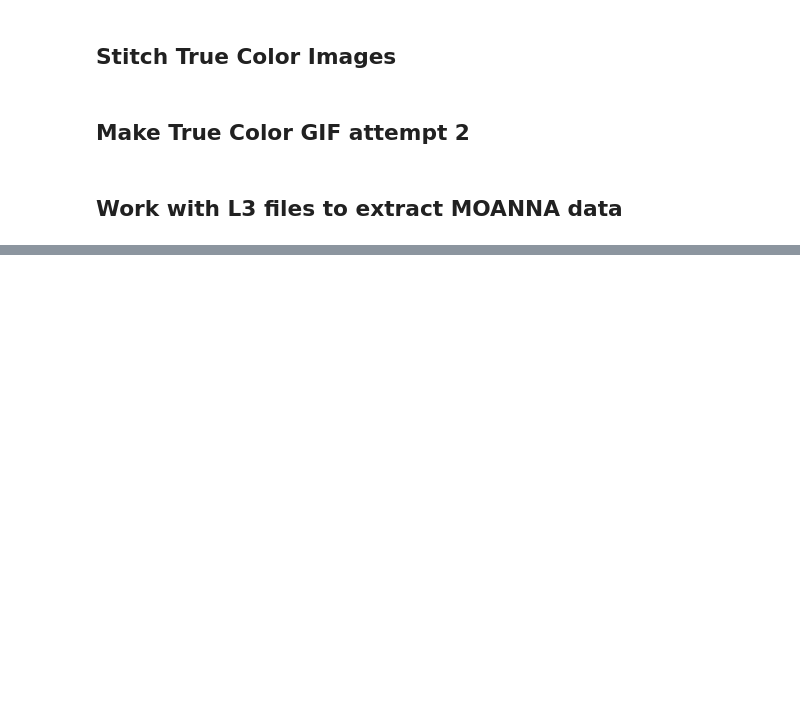
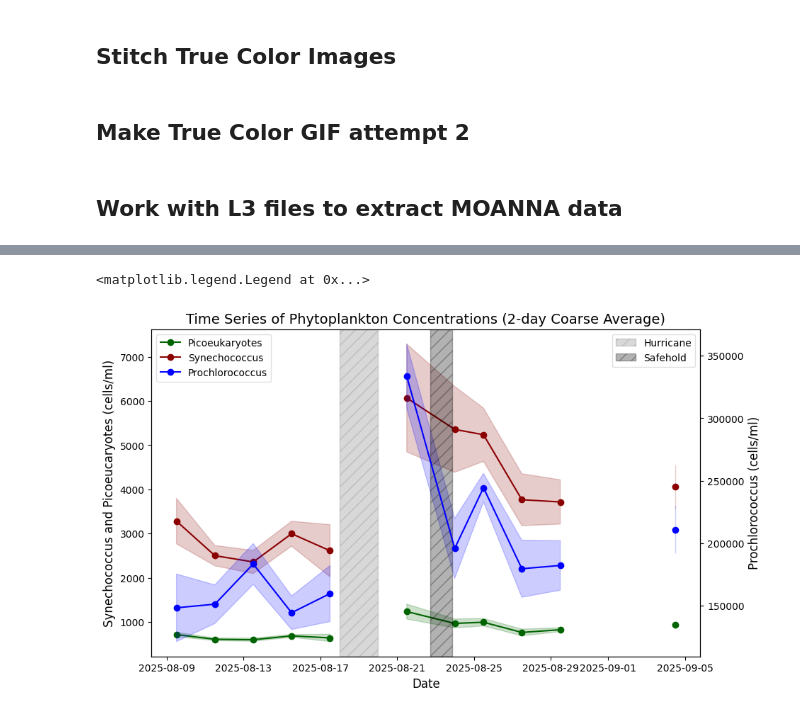
Before and after one commit to skyecaplan/pace-rapid-response, a Jupyter notebook: PRR_OC/PRR_development_MK.ipynb, the cells around one changed output, grey strips where cells are left out. Cells and saved outputs as stored; diff of their text form; code cells hidden in the pictures; blank space fills up the shorter version.

```diff
--- a/PRR_OC/PRR_development_MK.ipynb
+++ b/PRR_OC/PRR_development_MK.ipynb
@@ -1780,0 +1880,71 @@ tar1_data_mean['time'].values
+# %%
+fig, ax = plt.subplots(figsize =(10, 6))
+linewidth = 1
+markersize = 5
+date_str = [str(date) for date in dataset["time"].dt.date.values]
+
+# Extract the time values and chlorophyll concentrations for tar1_data_mean
+time_values = tar1_data_mean['time'].values
+
+ax.plot(time_values,
+        tar1_data_mean['picoeuk_moana'].values,
+        'o-',
+        color=mcolors.CSS4_COLORS['darkgreen'],
+        label="Picoeukaryotes"
+)
+
+ax.fill_between(time_values,
+                tar1_data_mean['picoeuk_moana'].values - tar1_data_std_mean['picoeuk_moana'].values,
+                tar1_data_mean['picoeuk_moana'].values + tar1_data_std_mean['picoeuk_moana'].values,
+                color=mcolors.CSS4_COLORS['darkgreen'],
+                alpha=0.2)
+
+ax.plot(time_values,
+        tar1_data_mean['syncoccus_moana'].values,
+        'o-',
+        color=mcolors.CSS4_COLORS['darkred'],
+        label="Synechococcus"
+)
+
+ax.fill_between(time_values,
+                tar1_data_mean['syncoccus_moana'].values - tar1_data_std_mean['syncoccus_moana'].values,
+                tar1_data_mean['syncoccus_moana'].values + tar1_data_std_mean['syncoccus_moana'].values,
+                color=mcolors.CSS4_COLORS['darkred'],
+                alpha=0.2)
+
+ax2 = ax.twinx()  # Create a second y-axis
+
+ax2.plot(time_values,
+        tar1_data_mean['prococcus_moana'].values,
+        'o-',
+        color=mcolors.CSS4_COLORS['blue'],
+        label="Prochlorococcus"
+)
+
+ax2.fill_between(time_values,
+                tar1_data_mean['prococcus_moana'].values - tar1_data_std_mean['prococcus_moana'].values,
+                tar1_data_mean['prococcus_moana'].values + tar1_data_std_mean['prococcus_moana'].values,
+                color=mcolors.CSS4_COLORS['blue'],
+                alpha=0.2)
+
+# Add hurricane event box
+ax2.axvspan(np.datetime64('2025-08-18'), np.datetime64('2025-08-20'), color='gray', alpha=0.3, hatch='//', label='Hurricane')
+
+# Add safehold event box
+ax2.axvspan(np.datetime64('2025-08-22T17:25:00'), np.datetime64('2025-08-23T21:03:00'), color='black', alpha=0.3, hatch='//', label='Safehold')
+
+# Add labels and title
+ax.set_title('Time Series of Phytoplankton Concentrations (2-day Coarse Average)', fontsize=14)
+ax.set_xlabel('Date', fontsize=12)
+ax.set_ylabel("Synechococcus and Picoeucaryotes (cells/ml)", fontsize=12)
+ax2.set_ylabel("Prochlorococcus (cells/ml)", fontsize=12)
+
+# Create and format legends
+handles1, labels1 = ax.get_legend_handles_labels()
+handles2, labels2 = ax2.get_legend_handles_labels()
+
+ax.legend(handles1 + handles2[0:1], labels1 + labels2[0:1], loc="upper left", frameon=True, framealpha=0.6)
+ax2.legend(handles2[1:3],labels2[1:3], loc="upper right", frameon=True, framealpha=0.6)
+# %% [output]
+<matplotlib.legend.Legend at 0x...>
+[figure, added]
```
Also changed, not shown: parts of 17 cells of this notebook, 9 other files.
